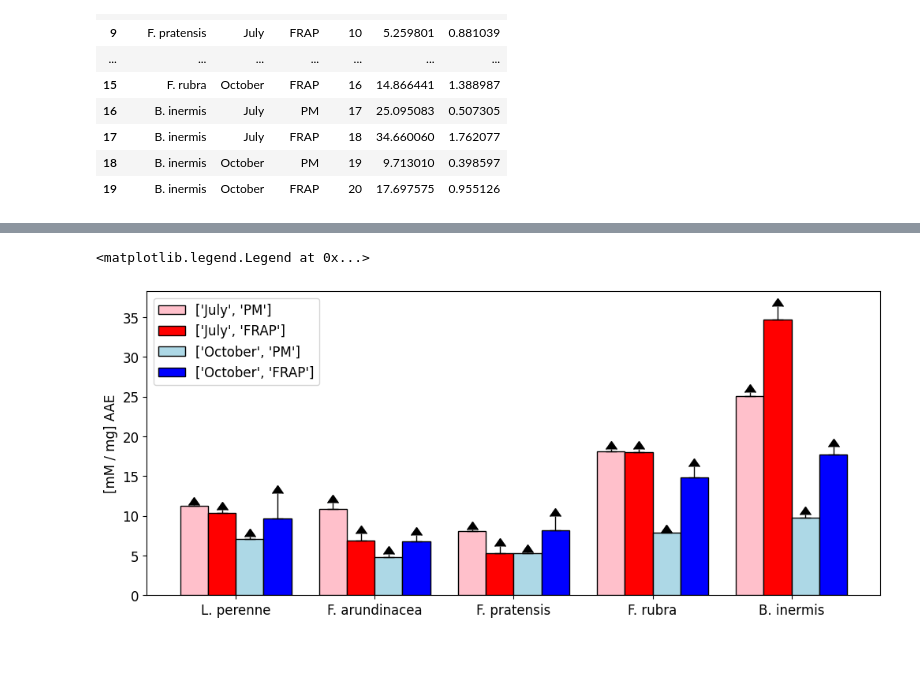
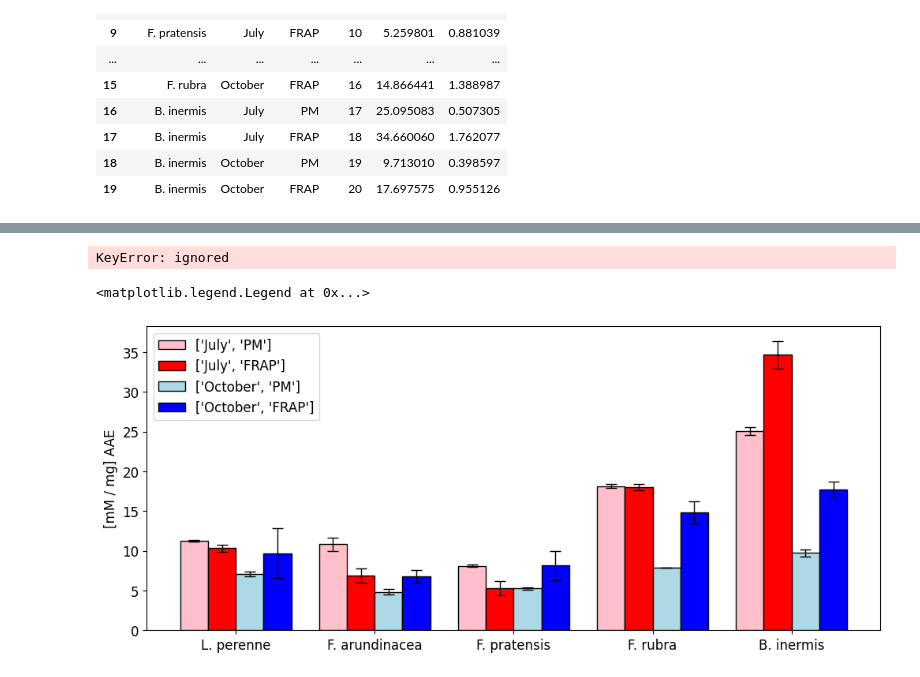
Before and after one commit to MKolaksazov/Data-Science, a Jupyter notebook: Colab code (graphs)/Gouped_bars.ipynb, the cells around one changed output, grey strips where cells are left out. Saved outputs shown, nothing was run; the diff lists cells and outputs as text; code cells hidden in the pictures.

```diff
--- a/Colab code (graphs)/Gouped_bars.ipynb
+++ b/Colab code (graphs)/Gouped_bars.ipynb
@@ -38,6 +38,28 @@ df
 | 19 | B. inermis | October | FRAP | 20 | 17.697575 | 0.955126 |
 # %%
 import itertools as it
-array1 = pd.unique(df['method'].values).tolist()
-array2 = pd.unique(df['month'].values).tolist()
-combinations = np.array(np.meshgrid(array2, array1)).T.reshape(-1, 2)
+month = pd.unique(df['month'].values).tolist()
+method = pd.unique(df['method'].values).tolist()
+#combinations = (np.meshgrid(method, month))
+combinations = np.array(np.meshgrid(method, month)).T.reshape(-1, 2)
+# %%
+import matplotlib.pyplot as plt
+# create data
+x = np.arange(5)
+plt.figure(figsize=(12, 5))
+bar_kwargs = {'width':0.2,'linewidth':1,'zorder':5,'edgecolor':'black'}
+err_kwargs = {'linewidth':1,'ecolor':'black','capsize':5,'capthick':1,'lolims':False}
+# plot data in grouped manner of bar type
+xx = -0.3
+for i in method:
+  for j in month:
+    a3 = df[df['month'] == str(j)][df['method'] == str(i)]['mean'].values
+    plt.bar(x+xx, a3, **bar_kwargs,  error_kw=err_kwargs)
+    xx = xx + 0.2
+
+label = pd.unique(df['species'].values)
+plt.rc('font', size=12)
+plt.xticks(x, label, fontsize=12)
+
+plt.ylabel('[mM / mg] AAE')
+plt.legend(combinations.tolist(), loc='upper left')
@@ -44,34 +89,40 @@ combinations = np.array(np.meshgrid(array2, array1)).T.reshape(-1, 2)
+# %%
+df = pd.DataFrame({'method': df['mean']['method'].values, 'month': df['mean','month'].values}, index=pd.unique(df['species'].values))
+
+ax = df.plot.bar(rot=0)
+# %% [output]
+KeyError: ignored
 # %%
 import matplotlib.pyplot as plt
 # create data
 x = np.arange(5)
 y1 = df[df['month'] == 'July'][df['method'] == 'PM']['mean'].values
 y2 = df[df['month'] == 'July'][df['method'] == 'FRAP']['mean'].values
 y3 = df[df['month'] == 'October'][df['method'] == 'PM']['mean'].values
 y4 = df[df['month'] == 'October'][df['method'] == 'FRAP']['mean'].values
 y1err = df[df['month'] == 'July'][df['method'] == 'PM']['error'].values
 y2err = df[df['month'] == 'July'][df['method'] == 'FRAP']['error'].values
 y3err = df[df['month'] == 'October'][df['method'] == 'PM']['error'].values
 y4err = df[df['month'] == 'October'][df['method'] == 'FRAP']['error'].values
 
 plt.figure(figsize=(12, 5))
 bar_kwargs = {'width':0.2,'linewidth':1,'zorder':5,'edgecolor':'black'}
-err_kwargs = {'linewidth':1,'ecolor':'black','capsize':5,'capthick':1,'lolims':True}
+err_kwargs = {'linewidth':1,'ecolor':'black','capsize':5,'capthick':1,'lolims':False}
 # plot data in grouped manner of bar type
 p1 = plt.bar(x-0.3, y1, color='pink', yerr=y1err, **bar_kwargs,  error_kw=err_kwargs)
 p2 = plt.bar(x-0.1, y2, color='red', yerr=y2err, **bar_kwargs,  error_kw=err_kwargs)
 p3 = plt.bar(x+0.1, y3, color='lightblue', yerr=y3err, **bar_kwargs,  error_kw=err_kwargs)
 p4 = plt.bar(x+0.3, y4, color='blue', yerr=y4err, **bar_kwargs,  error_kw=err_kwargs)
 
 label = pd.unique(df['species'].values)
 plt.rc('font', size=12)
 plt.xticks(x, label, fontsize=12)
 
 plt.ylabel('[mM / mg] AAE')
 plt.legend((p1[1], p2, p3[0], p4[2]), combinations.tolist(), loc='upper left')
 # %% [output]
 <matplotlib.legend.Legend at 0x...>
-[figure, old version]
+[figure, new version]
 # %%
 '''
 bar_kwargs = {'width':width,'linewidth':1,'zorder':5,'edgecolor':'black'}
```
Also changed, not shown: parts of 3 cells of this notebook.
